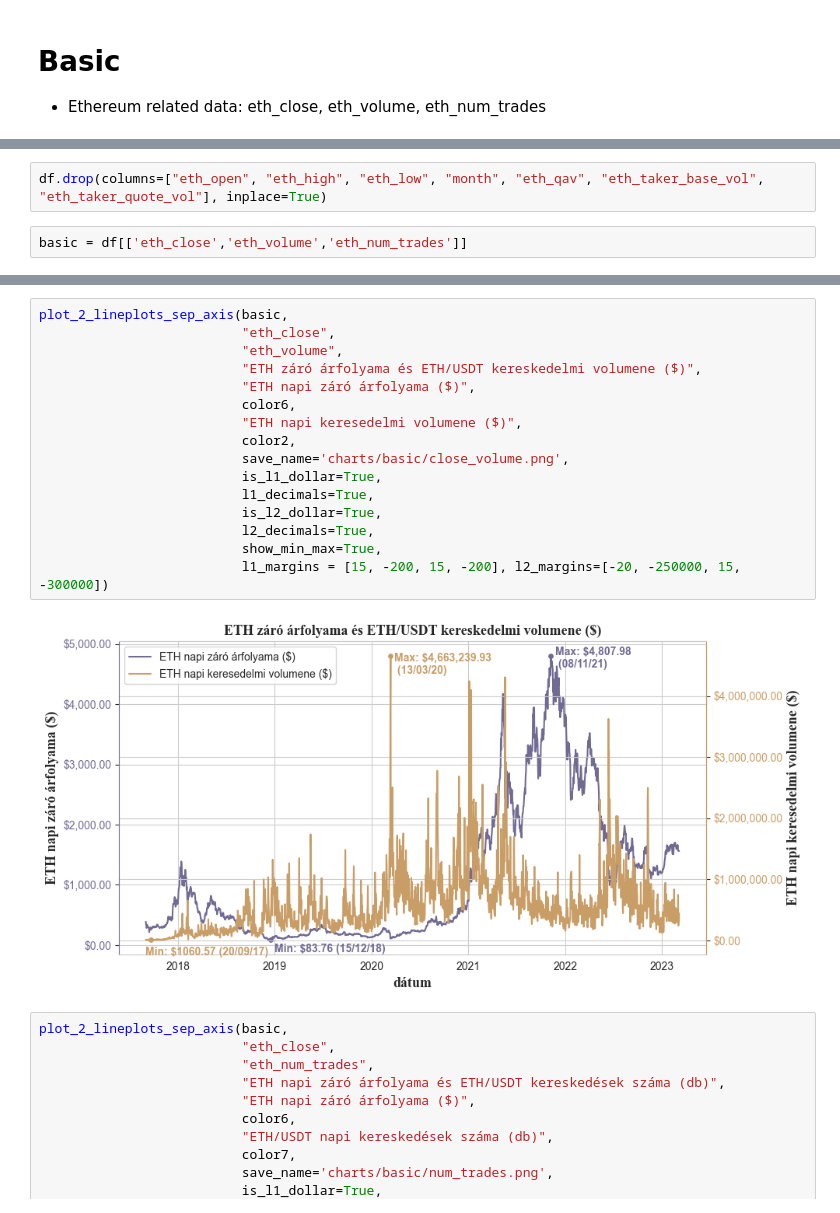
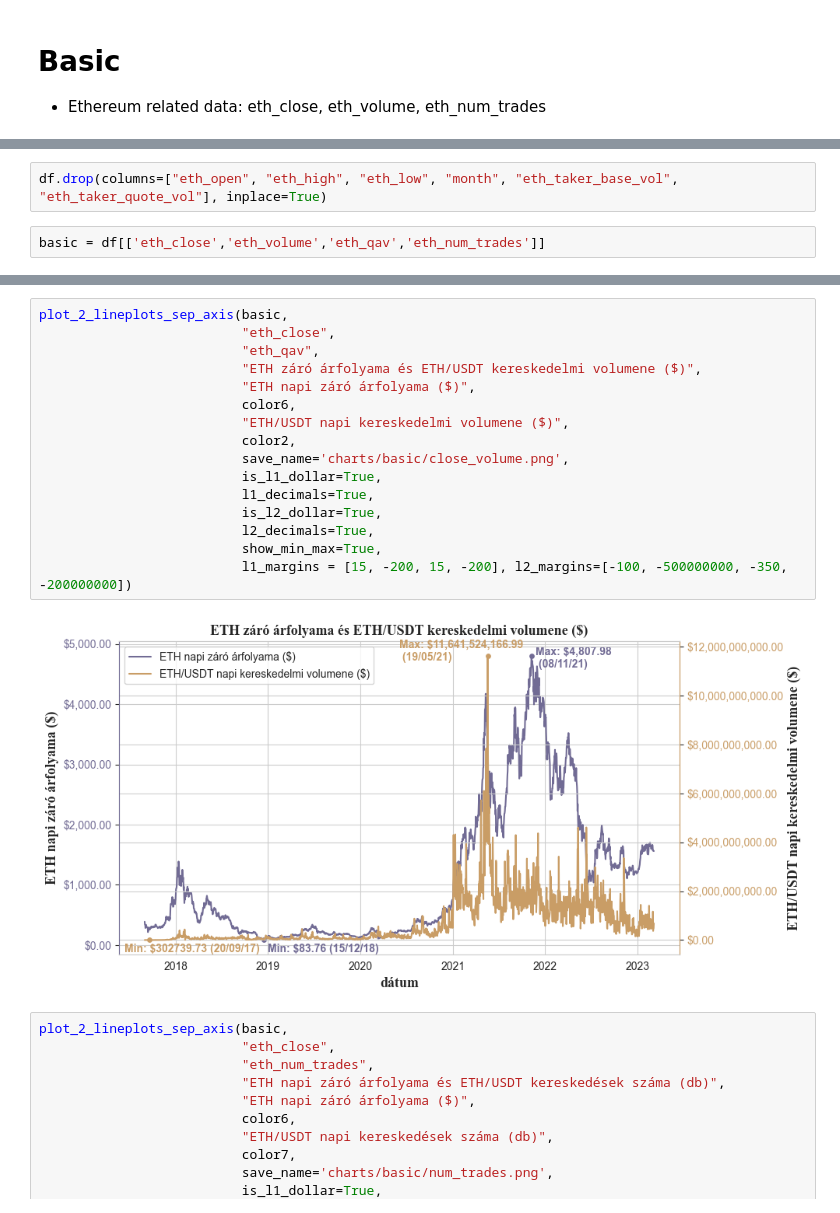
Before and after one commit to danieltar18/ethereum_analysis, a Jupyter notebook: statistics_of_training_dataset.ipynb, the cells around one changed output, grey strips where cells are left out. Cells and saved outputs as stored; diff of their text form.

```diff
--- a/statistics_of_training_dataset.ipynb
+++ b/statistics_of_training_dataset.ipynb
@@ -258,9 +259,9 @@ df[["eth_open","eth_close","eth_low", "eth_high","eth_volume","eth_num_trades",
 | 2017-09-04 | 339.29 | 283.77 | 267.94 | 344.55 | 6737.81061 | 7403.0 | 2.002446e+06 | 2954.16805 | ... |
 | 2017-09-05 | 286.81 | 312.09 | 235.55 | 321.52 | 8344.41924 | 8999.0 | 2.397491e+06 | 4312.97282 | ... |
 # %%
-df.drop(columns=["eth_open", "eth_high", "eth_low", "month", "eth_qav", "eth_taker_base_vol", "eth_taker_quote_vol"], inplace=True)
+df.drop(columns=["eth_open", "eth_high", "eth_low", "month", "eth_taker_base_vol", "eth_taker_quote_vol"], inplace=True)
 # %%
-basic = df[['eth_close','eth_volume','eth_num_trades']]
+basic = df[['eth_close','eth_volume','eth_qav','eth_num_trades']]
 # %%
 basic.head()
 # %% [output]
@@ -280,21 +281,21 @@ plt.show()
 # %%
 plot_2_lineplots_sep_axis(basic,
                           "eth_close",
-                          "eth_volume",
+                          "eth_qav",
                           "ETH záró árfolyama és ETH/USDT kereskedelmi volumene ($)",
                           "ETH napi záró árfolyama ($)",
                           color6,
-                          "ETH napi keresedelmi volumene ($)",
+                          "ETH/USDT napi kereskedelmi volumene ($)",
                           color2,
                           save_name='charts/basic/close_volume.png',
                           is_l1_dollar=True,
                           l1_decimals=True,
                           is_l2_dollar=True,
                           l2_decimals=True,
                           show_min_max=True,
-                          l1_margins = [15, -200, 15, -200], l2_margins=[-20, -250000, 15, -300000])
+                          l1_margins = [15, -200, 15, -200], l2_margins=[-100, -500000000, -350, -200000000])
 # %% [output]
-[figure, old version]
+[figure, new version]
 # %%
 plot_2_lineplots_sep_axis(basic,
                           "eth_close",
```
Also changed, not shown: parts of 19 cells of this notebook.
